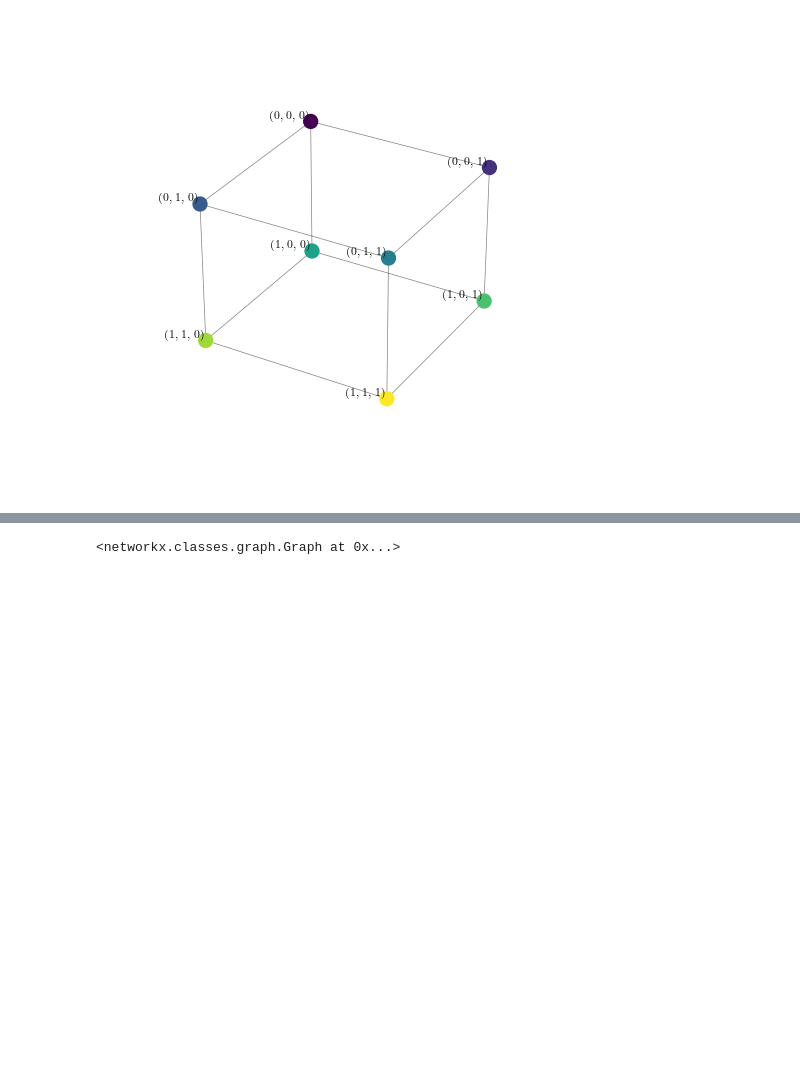
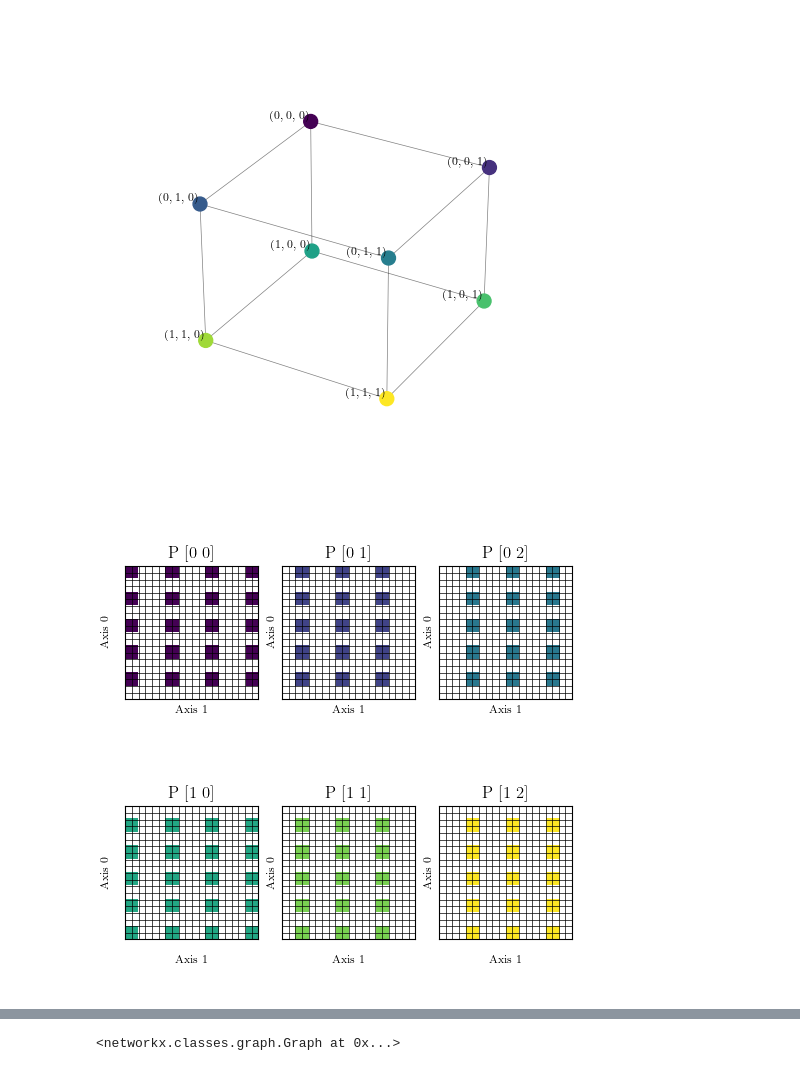
Before and after one commit to Helmholtz-AI-Energy/tensorcraft, a Jupyter notebook: notebooks/viz_basics.ipynb, the cells around one changed output, grey strips where cells are left out. Cells and saved outputs as stored; diff of their text form; code cells hidden in the pictures; blank space fills up the shorter version.

```diff
--- a/notebooks/viz_basics.ipynb
+++ b/notebooks/viz_basics.ipynb
@@ -58,4 +59,30 @@ draw3DMesh(fig, mesh)
 # %% [output]
 [figure]
+# %%
+%matplotlib widget
+
+tensor = Tensor((20, 20))
+mesh = Tensor((2, 3))
+d = PMeshDist(mesh, ((0,), (1,)), (2, 2))
+
+processorArragement = d.processorArrangement
+subplot_x = processorArragement[0]
+subplot_y = (
+    processorArragement[1] if len(d.processorArrangement) > 1 else 1
+)
+
+fig = plt.figure(layout="constrained")
+gs = fig.add_gridspec(nrows=subplot_x, ncols=subplot_y)
+axs = gs.subplots(
+    sharex=True,
+    sharey=True,
+)
+
+for p in range(d.numProcessors):
+
+    p_midx = d.getProcessorMultiIndex(p)
+    draw2DProcessorView(axs[p_midx[0], p_midx[1]], tensor, d, p)
+# %% [output]
+[figure, added]
 # %%
 %matplotlib widget
```
Also changed, not shown: parts of 8 cells of this notebook, 4 other files.
